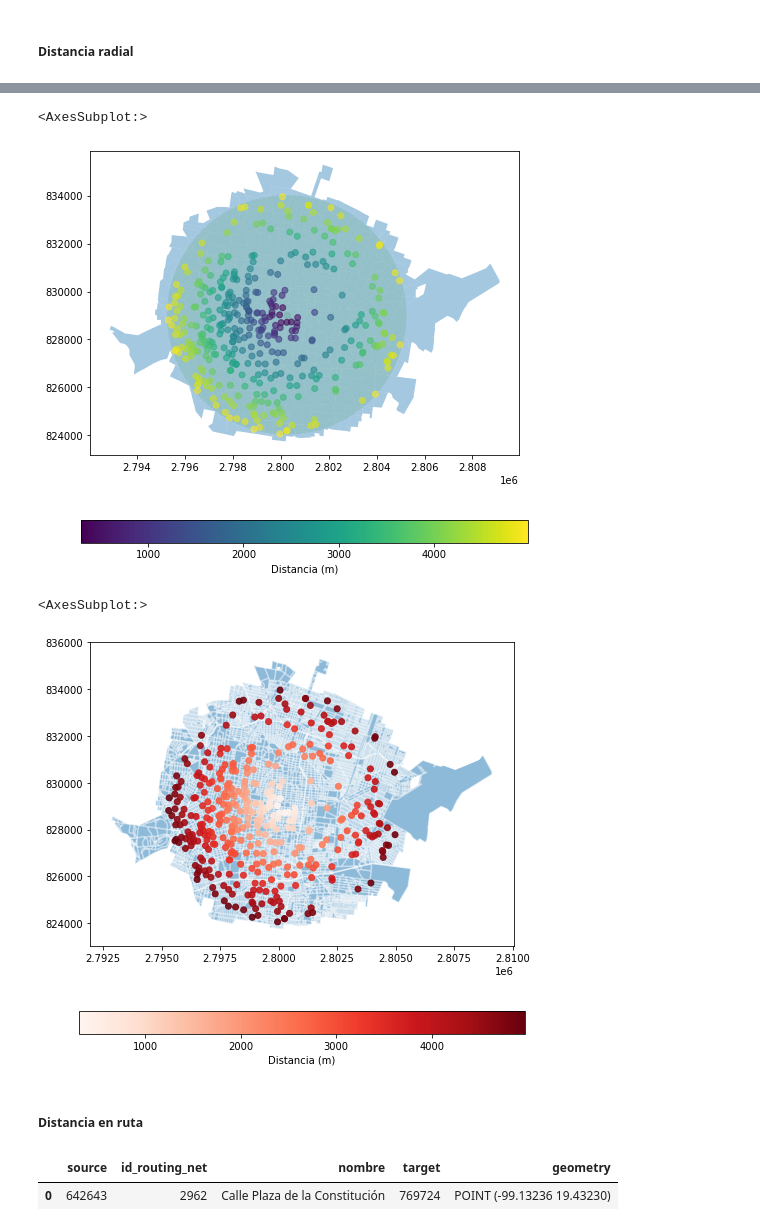
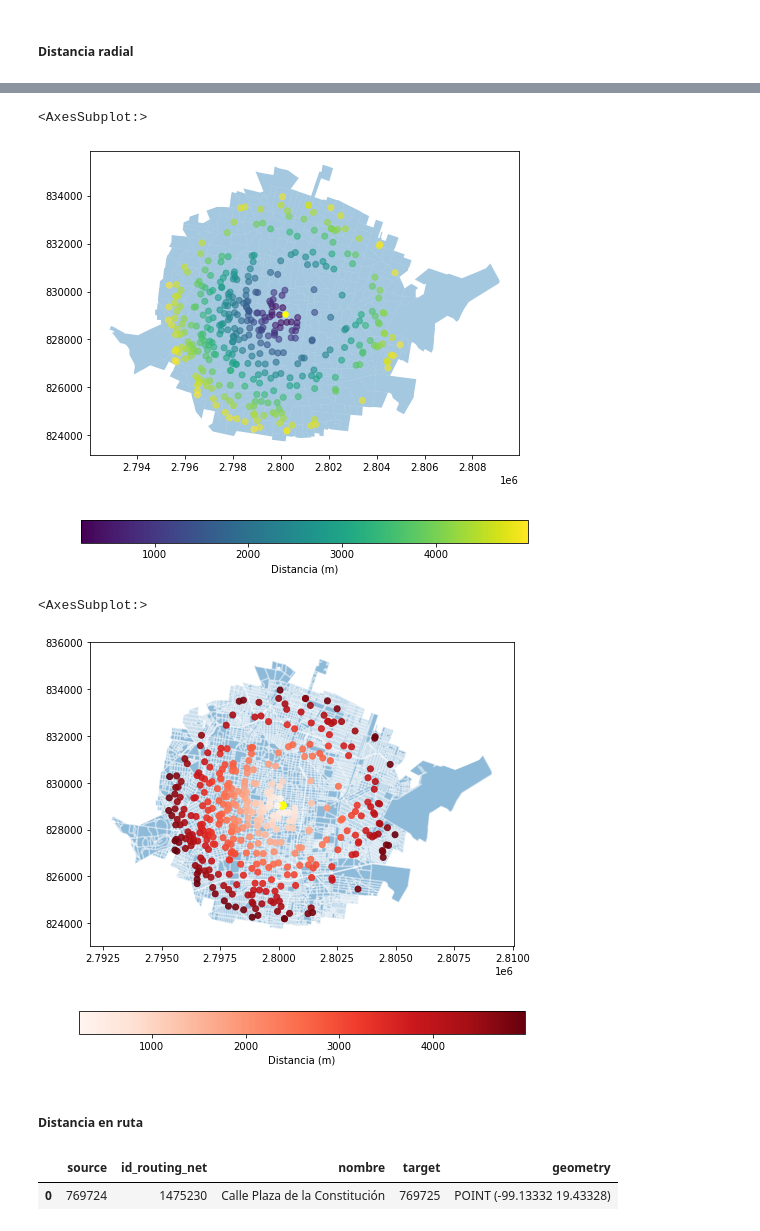
Before and after one commit to andreslomeliv/DatosMex, a Jupyter notebook: INEGIpy/README.ipynb, the cells around one changed output, grey strips where cells are left out. Drawn from its saved outputs; the diff is of its cells as text; code cells hidden in the pictures.

```diff
--- a/INEGIpy/README.ipynb
+++ b/INEGIpy/README.ipynb
@@ -66,12 +933,5 @@ marco = MarcoGeoestadistico()
 # %%
 # construimos una capa para la zona a buscar
-locator = Nominatim(user_agent='denue_app')
-locator_resp = locator.geocode('Zócalo, Cuauhtémoc, Ciudad de México')
-lat, lng = locator_resp.latitude, locator_resp.longitude
-punto = Point(lng, lat)
-zocalo = gpd.GeoDataFrame([punto], columns=['geometry'])
-zocalo.crs = 'EPSG:4326' # como creamos la capa no tiene un CRS asociado
-zocalo = zocalo.to_crs('EPSG:6372') # este crs nos permite realizar operaciones en metros en vez de grados en Ciudad de México
-zocalo = pd.concat([zocalo, gpd.GeoDataFrame([zocalo.geometry.iloc[0].buffer(5000)], columns=['geometry'])], axis=0)
-zocalo.plot(alpha=0.6, color='green')
+zocalo = ruteo.BuscarDestino(busqueda = 'zócalo, ciudad de m', cantidad = 1)
+display(zocalo)
 # %% [output]
@@ -80,10 +940,10 @@ zocalo.plot(alpha=0.6, color='green')
 # %%
 # utilizamos el DENUE para obtener una capa con los establecimientos en un radio de 5 km
 # inicié queriendo ver todos los establecimientos pero son demasiados para hacer buenos visuales así que acoté a solo los Oxxos
+lat, lng = zocalo.geometry.iloc[0].y, zocalo.geometry.iloc[0].x
 estabs = denue.Buscar('oxxo',lat,lng,5000)
-estabs = estabs.to_crs('EPSG:6372')
 
-ax = zocalo.plot(alpha=0.4, color='green')
-estabs.plot(ax=ax, alpha=0.4, color='red')
+ax = zocalo.plot(color='yellow', zorder=2, markersize=50)
+estabs.plot(ax=ax, alpha=0.3, color='red', zorder=1)
 # %% [output]
 <AxesSubplot:>
@@ -105,10 +964,10 @@ estabs.plot(ax=ax, color='red', alpha=0.4)
 # %%
-# reducimos a solo los municipios en el area
+# reducimos a solo los municipios en el area con un join espacial
 
-muns = muns[muns.geometry.intersects(zocalo.geometry.iloc[1])] # zocalo.geometry.iloc[1] es el buffer
+muns = gpd.sjoin(muns, estabs).dissolve('cve_agem')
 
 ax = muns.plot(alpha = 0.5)
-zocalo.plot(ax=ax, color='green', alpha=0.4)
+zocalo.plot(ax=ax, color='yellow', zorder=2, markersize=20)
 estabs.plot(ax=ax, color='red', alpha=0.4)
 # %% [output]
 <AxesSubplot:>
@@ -146,32 +996,32 @@ estabs.plot(ax=ax, alpha=0.4, column='distancia_radial', legend = True, legend_k
 # %%
 # podemos mejorar el mapa si usamos un nivel de agregación menor
 
-agebs = marco.AGEBs(entidades = '09', municipios = muns.cve_agem.tolist())
+agebs = marco.AGEBs(entidades = '09', municipios = muns.index.tolist())
 agebs = agebs.to_crs('EPSG:6372')
-agebs = agebs[agebs.geometry.intersects(zocalo.geometry.iloc[1])]
+agebs = agebs[agebs.geometry.intersects(zocalo.geometry.iloc[0].buffer(5000))]
 
 ax = agebs.plot(alpha = 0.4, figsize=(8,8), zorder=1)
-zocalo.plot(ax=ax, color='green', alpha=0.1, zorder=2)
+zocalo.plot(ax=ax, color='yellow', zorder=3, markersize=30)
 estabs.plot(ax=ax, alpha=0.6, column='distancia_radial',
-            legend = True, legend_kwds={'label':'Distancia (m)','orientation':"horizontal"}, zorder=3)
+            legend = True, legend_kwds={'label':'Distancia (m)','orientation':"horizontal"}, zorder=2)
 # %% [output]
 <AxesSubplot:>
-[figure, old version]
+[figure, new version]
 # %%
 # para mejorar el mapa también podemos plotear las vialidades
 
-vialidades = marco.Vialidades(entidades='09', municipios=muns.cve_agem.tolist())
+vialidades = marco.Vialidades(entidades='09', municipios=muns.index.tolist())
 vialidades = vialidades.to_crs('EPSG:6372')
 agebs_dis = agebs.dissolve(by='cve_ent')
 vialidades = vialidades[vialidades.geometry.intersects(agebs_dis.geometry.iloc[0])]
 
 ax = agebs_dis.plot(alpha = 0.5, figsize=(8,8), zorder=1)
 vialidades.plot(ax=ax, color='white', alpha=0.5, zorder=2)
-#zocalo.plot(ax=ax, color='green', alpha=0.4, zorder=3)
+zocalo.plot(ax=ax, color='yellow', zorder=3, markersize=60)
 estabs.plot(ax=ax, alpha=0.9, column='distancia_radial', cmap='Reds',
             legend = True, legend_kwds={'label':'Distancia (m)','orientation':"horizontal"},zorder=4)
 # %% [output]
 <AxesSubplot:>
-[figure, old version]
+[figure, new version]
 # %% [markdown]
 ##### Distancia en ruta
@@ -185,10 +1030,10 @@ ruteo = Ruteo(token_ruteo)
 # Para estopodemos usar la función BuscarLinea del módulo de ruteo
 
 linea_i =  ruteo.BuscarLinea(lat, lng)
-linea_i
+display(linea_i)
 # %% [output]
 |  | source | id_routing_net | nombre | target | geometry |
-| 0 | 642643 | 2962 | Calle Plaza de la Constitución | 769724 | POINT (-99.13236 19.43230) |
+| 0 | 769724 | 1475230 | Calle Plaza de la Constitución | 769725 | POINT (-99.13332 19.43328) |
 # %%
 # Para calcular una ruta se requiere la utilizar la función BuscarLinea (o BuscarDestino dependiendo de lo que se busca) con el fin de obtener la línea final de la ruta
 # Como tenemos varios puntos finales más bien sería una lista de líneas
```
Also changed, not shown: parts of 56 cells of this notebook, 3 other files.
